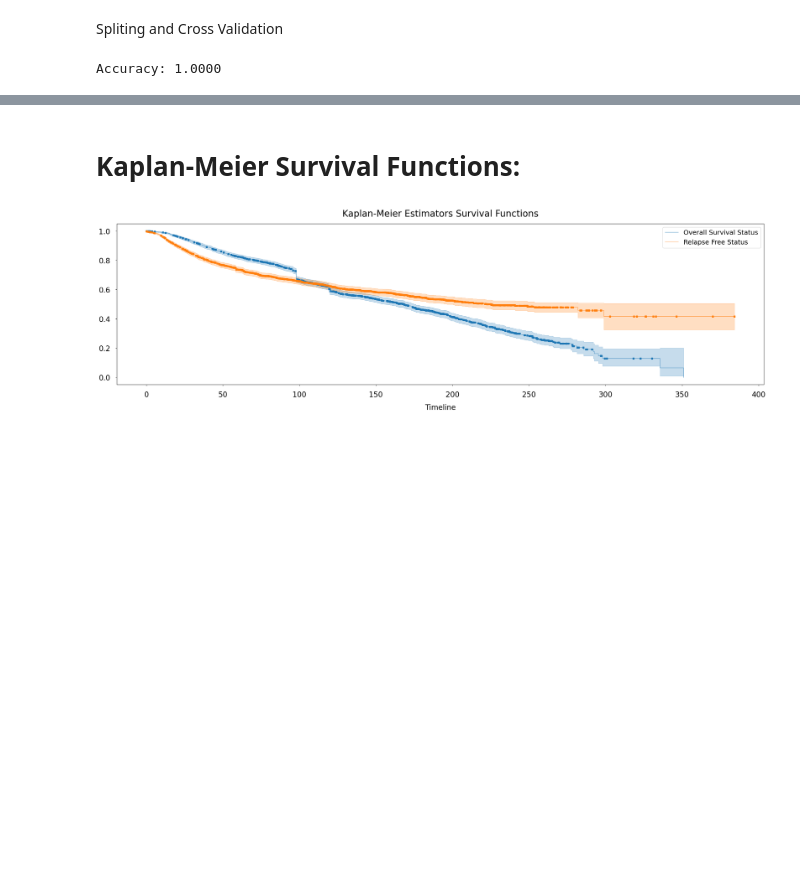
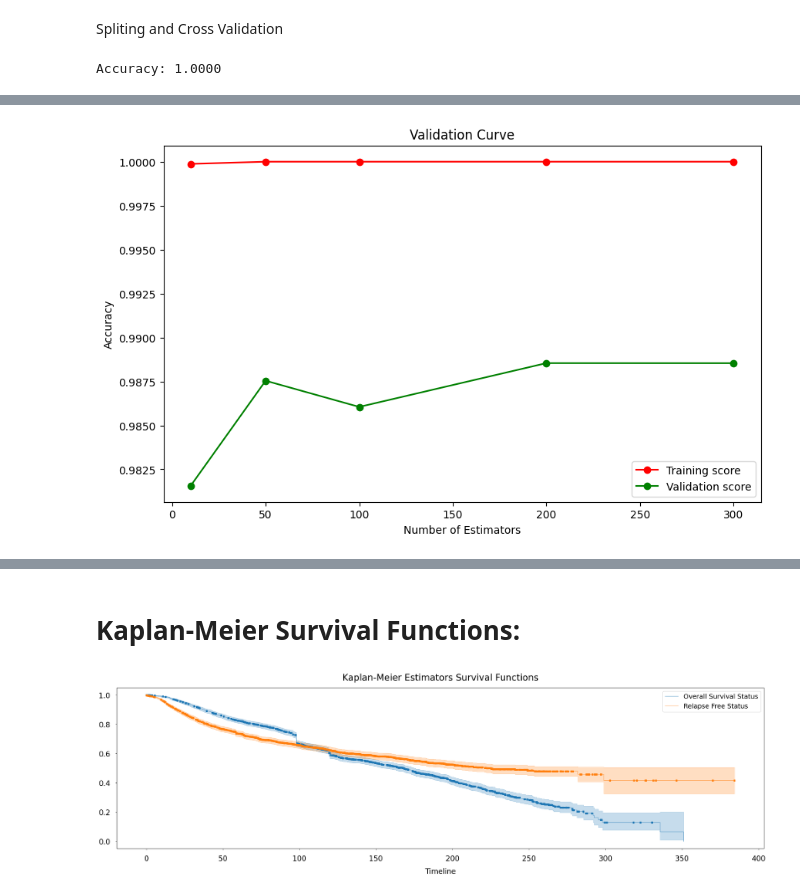
Before and after one commit to Roshinigompa/Cancer_Survival-Analysis, a Jupyter notebook: research/01.data_cleaning.ipynb, the cells around one changed output, grey strips where cells are left out. Saved outputs shown, nothing was run; the diff lists cells and outputs as text; code cells hidden in the pictures; blank space fills up the shorter version.

```diff
--- a/research/01.data_cleaning.ipynb
+++ b/research/01.data_cleaning.ipynb
@@ -549,0 +624,23 @@ Accuracy: 1.0000
+# %%
+from sklearn.model_selection import validation_curve
+
+param_range = [10, 50, 100, 200, 300]
+train_scores, val_scores = validation_curve(
+    RandomForestClassifier(),
+    X_train, y_train,
+    param_name='n_estimators',
+    param_range=param_range,
+    scoring='accuracy',
+    cv=5
+)
+
+plt.figure(figsize=(10, 6))
+plt.plot(param_range, train_scores.mean(axis=1), 'o-', color='r', label='Training score')
+plt.plot(param_range, val_scores.mean(axis=1), 'o-', color='g', label='Validation score')
+plt.xlabel('Number of Estimators')
+plt.ylabel('Accuracy')
+plt.title('Validation Curve')
+plt.legend()
+plt.show()
+# %% [output]
+[figure, added]
```
Also changed, not shown: parts of 9 cells of this notebook.
